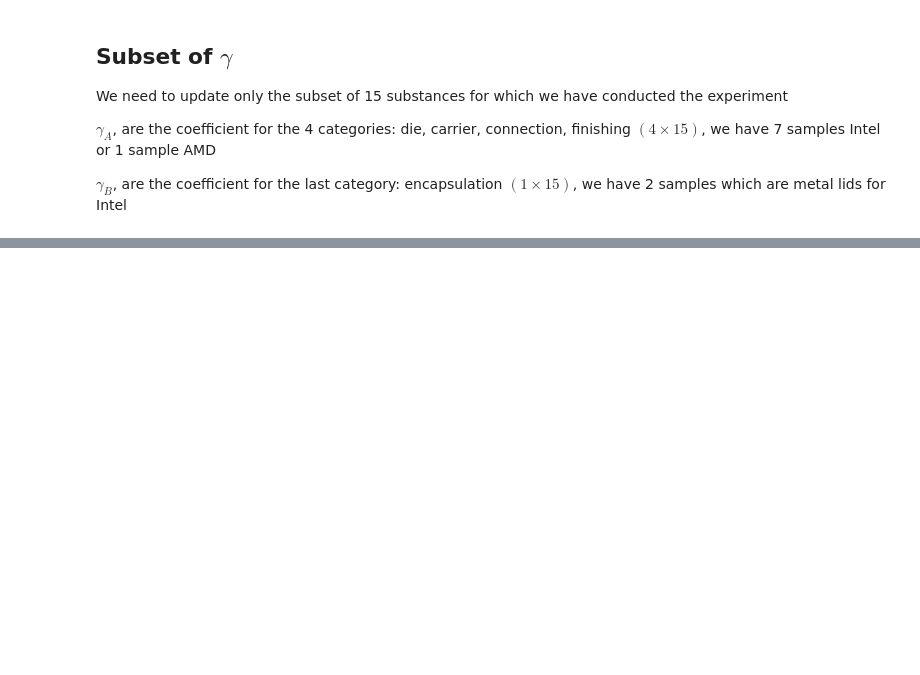
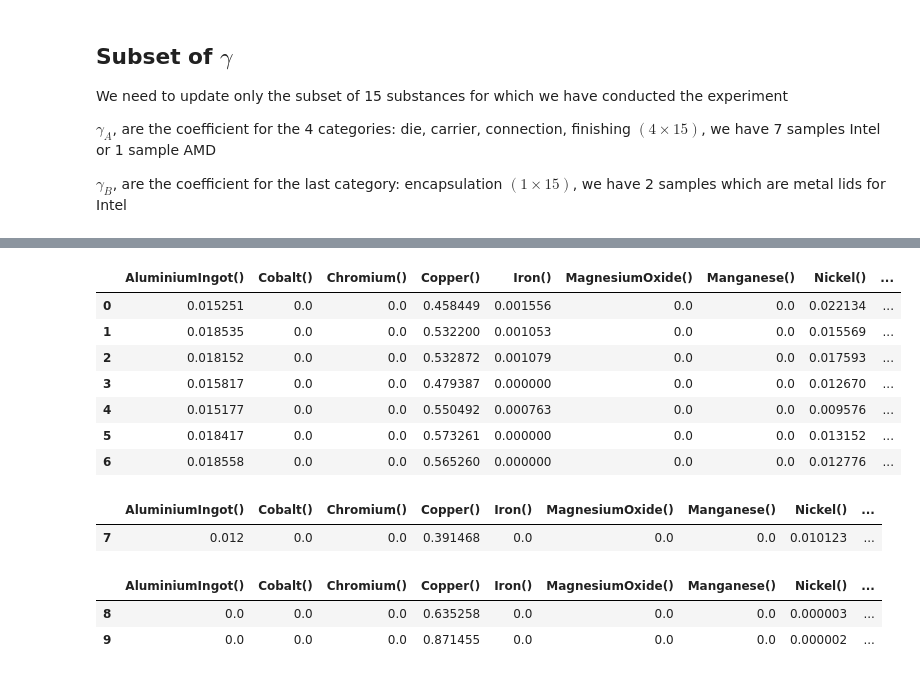
Before and after one commit to arthur0000-1/LCA_CPU_encapsulation, a Jupyter notebook: model.ipynb, the cells around one changed output, grey strips where cells are left out. Drawn from its saved outputs; the diff is of its cells as text; code cells hidden in the pictures; blank space fills up the shorter version.

Commit message:
update of gamma a

```diff
--- a/model.ipynb
+++ b/model.ipynb
@@ -1291,26 +1284,26 @@ def calculate_proportions(df):
     - df: pandas DataFrame with columns for sample weight, substances, and their standard deviations.
 
     Returns:
-    - sample_beta: DataFrame with proportions.
-    - sample_beta_variance: DataFrame with standard deviations of proportions.
+    - sample_gamma: DataFrame with proportions.
+    - sample_gamma_variance: DataFrame with standard deviations of proportions.
     """
     # Convert all columns to numeric
     df = df.apply(pd.to_numeric)
 
     # Calculate proportions
-    sample_beta = df.drop(columns=[col for col in df.columns if col.startswith('Std_')]).copy()
-    for col in sample_beta.columns:
+    sample_gamma = df.drop(columns=[col for col in df.columns if col.startswith('Std_')]).copy()
+    for col in sample_gamma.columns:
         if col != "Sample weight (mg)":
-            sample_beta[col] = sample_beta[col] / sample_beta["Sample weight (mg)"]
+            sample_gamma[col] = sample_gamma[col] / sample_gamma["Sample weight (mg)"]
 
-    sample_beta = sample_beta.drop(columns=["Sample weight (mg)", "Error"])
-    sample_beta = rename_columns(sample_beta)
+    sample_gamma = sample_gamma.drop(columns=["Sample weight (mg)", "Error"])
+    sample_gamma = rename_columns(sample_gamma)
 
-    return sample_beta
+    return sample_gamma
 # %%
-sample_beta = calculate_proportions(df)
+sample_gamma = calculate_proportions(df)
 
-display(sample_beta)
+display(sample_gamma)
 # %% [output]
 |  | AluminiumIngot() | Cobalt() | Chromium() | Copper() | Iron() | MagnesiumOxide() | Manganese() | Nickel() | ... |
 | 0 | 0.015251 | 0.0 | 0.0 | 0.458449 | 0.001556 | 0.0 | 0.0 | 0.022134 | ... |
@@ -1422,3 +1415,25 @@ display(gamma_b_std)
 | finishing | 0.000000 | 0.000000 | 0.000000 | 0.033090 | 0.0 | 0.000000 | 0.0 | 0.026746 | ... |
 |  | AluminiumIngot() | Cobalt() | Chromium() | Copper() | Iron() | MagnesiumOxide() | Manganese() | Nickel() | ... |
 | encapsulation | 0.0 | 0.066341 | 0.065481 | 0.241798 | 0.316243 | 0.0 | 0.001919 | 0.258591 | ... |
+# %%
+intel_sample = sample_gamma.drop(index=[7,8,9])
+amd_sample = sample_gamma.loc[[7]].copy()
+lid_sample = sample_gamma.loc[[8,9]].copy()
+
+display(intel_sample)
+display(amd_sample)
+display(lid_sample)
+# %% [output]
+|  | AluminiumIngot() | Cobalt() | Chromium() | Copper() | Iron() | MagnesiumOxide() | Manganese() | Nickel() | ... |
+| 0 | 0.015251 | 0.0 | 0.0 | 0.458449 | 0.001556 | 0.0 | 0.0 | 0.022134 | ... |
+| 1 | 0.018535 | 0.0 | 0.0 | 0.532200 | 0.001053 | 0.0 | 0.0 | 0.015569 | ... |
+| 2 | 0.018152 | 0.0 | 0.0 | 0.532872 | 0.001079 | 0.0 | 0.0 | 0.017593 | ... |
+| 3 | 0.015817 | 0.0 | 0.0 | 0.479387 | 0.000000 | 0.0 | 0.0 | 0.012670 | ... |
+| 4 | 0.015177 | 0.0 | 0.0 | 0.550492 | 0.000763 | 0.0 | 0.0 | 0.009576 | ... |
+| 5 | 0.018417 | 0.0 | 0.0 | 0.573261 | 0.000000 | 0.0 | 0.0 | 0.013152 | ... |
+| 6 | 0.018558 | 0.0 | 0.0 | 0.565260 | 0.000000 | 0.0 | 0.0 | 0.012776 | ... |
+|  | AluminiumIngot() | Cobalt() | Chromium() | Copper() | Iron() | MagnesiumOxide() | Manganese() | Nickel() | ... |
+| 7 | 0.012 | 0.0 | 0.0 | 0.391468 | 0.0 | 0.0 | 0.0 | 0.010123 | ... |
+|  | AluminiumIngot() | Cobalt() | Chromium() | Copper() | Iron() | MagnesiumOxide() | Manganese() | Nickel() | ... |
+| 8 | 0.0 | 0.0 | 0.0 | 0.635258 | 0.0 | 0.0 | 0.0 | 0.000003 | ... |
+| 9 | 0.0 | 0.0 | 0.0 | 0.871455 | 0.0 | 0.0 | 0.0 | 0.000002 | ... |
```
Also changed, not shown: parts of 12 cells of this notebook.
